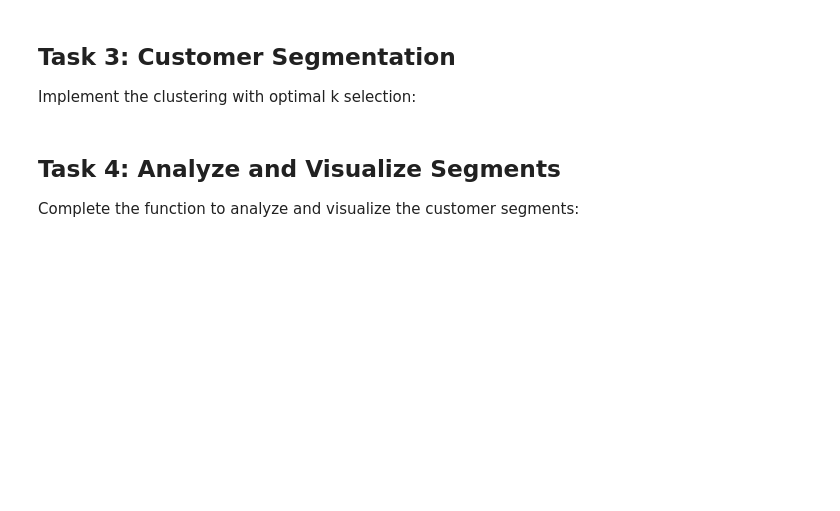
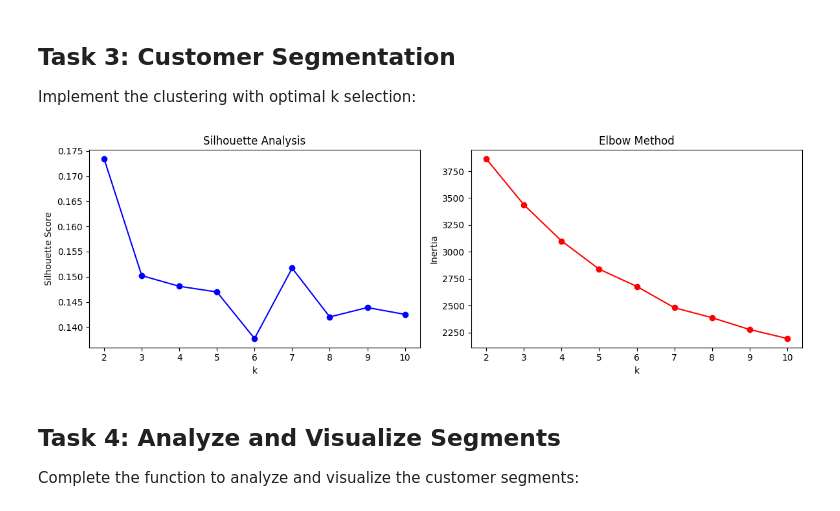
Before and after one commit to IST407/fixed2-student-lectures-ryanmyers08, a Jupyter notebook: 13-week13/lab-exercises.ipynb, the cells around one changed output. Cells and saved outputs as stored; diff of their text form; code cells hidden in the pictures; blank space fills up the shorter version.

```diff
--- a/13-week13/lab-exercises.ipynb
+++ b/13-week13/lab-exercises.ipynb
@@ -594,36 +651,38 @@ def perform_clustering(scaled_features, k_range=range(2, 11)):
     for k in k_range:
         # Create and fit KMeans model
         kmeans = KMeans(n_clusters=k, random_state=42)
         labels = kmeans.fit_predict(scaled_features)
 
         # Calculate silhouette score and inertia
-        silhouette_scores.append(# YOUR CODE HERE)
-        inertias.append(# YOUR CODE HERE)
+        silhouette_scores.append(silhouette_score(scaled_features, labels))
+        inertias.append(kmeans.inertia_)
 
     # Plot evaluation metrics
     fig, (ax1, ax2) = plt.subplots(1, 2, figsize=(12, 4))
 
     ax1.plot(k_range, silhouette_scores, 'bo-')
     ax1.set_xlabel('k')
     ax1.set_ylabel('Silhouette Score')
     ax1.set_title('Silhouette Analysis')
 
     ax2.plot(k_range, inertias, 'ro-')
     ax2.set_xlabel('k')
     ax2.set_ylabel('Inertia')
     ax2.set_title('Elbow Method')
 
     plt.tight_layout()
     plt.show()
 
     # Determine optimal k
     # Hint: Use both silhouette score and elbow method
-    optimal_k = # YOUR CODE HERE
+    optimal_k = k_range[np.argmax(silhouette_scores)]
 
     return optimal_k
 
 # Find optimal number of clusters
 optimal_k = perform_clustering(scaled_features)
+# %% [output]
+[figure, added]
 # %% [markdown]
 
 
```
Also changed, not shown: parts of 12 cells of this notebook.
